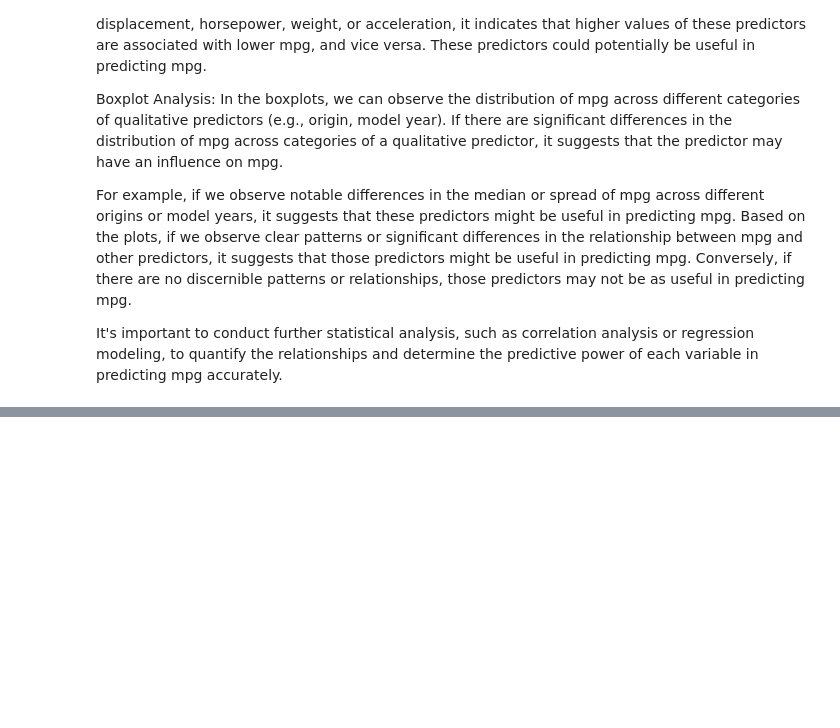
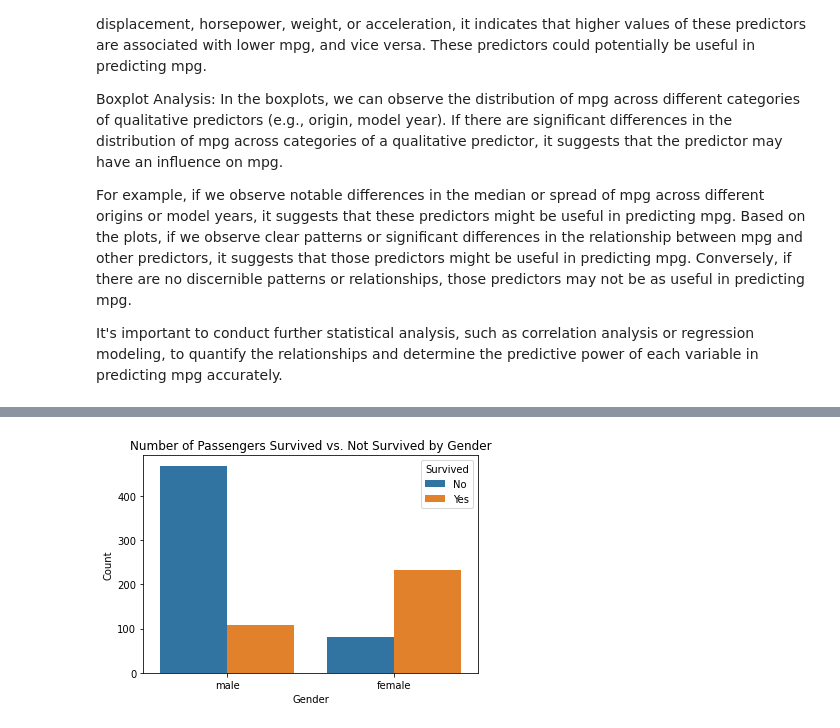
Before and after one commit to moleh13/EC48E, a Jupyter notebook: hw2/EC48E_PS2.ipynb, the cells around one changed output, grey strips where cells are left out. Saved outputs shown, nothing was run; the diff lists cells and outputs as text; code cells hidden in the pictures; blank space fills up the shorter version.

```diff
--- a/hw2/EC48E_PS2.ipynb
+++ b/hw2/EC48E_PS2.ipynb
@@ -300,0 +331,6 @@ It's important to conduct further statistical analysis, such as correlation anal
+# %%
+# Load the Titanic dataset
+titanic = sns.load_dataset('titanic')
+
+# Display the first few rows of the dataset
+display(titanic.head())
@@ -300,0 +344,14 @@ It's important to conduct further statistical analysis, such as correlation anal
+# %%
+# Create a barplot
+sns.countplot(x='sex', hue='survived', data=titanic)
+
+# Add labels and title
+plt.title('Number of Passengers Survived vs. Not Survived by Gender')
+plt.xlabel('Gender')
+plt.ylabel('Count')
+plt.legend(title='Survived', labels=['No', 'Yes'])
+
+# Show the plot
+plt.show()
+# %% [output]
+[figure, added]
```
Also changed, not shown: parts of 6 cells of this notebook, 1 other file.
